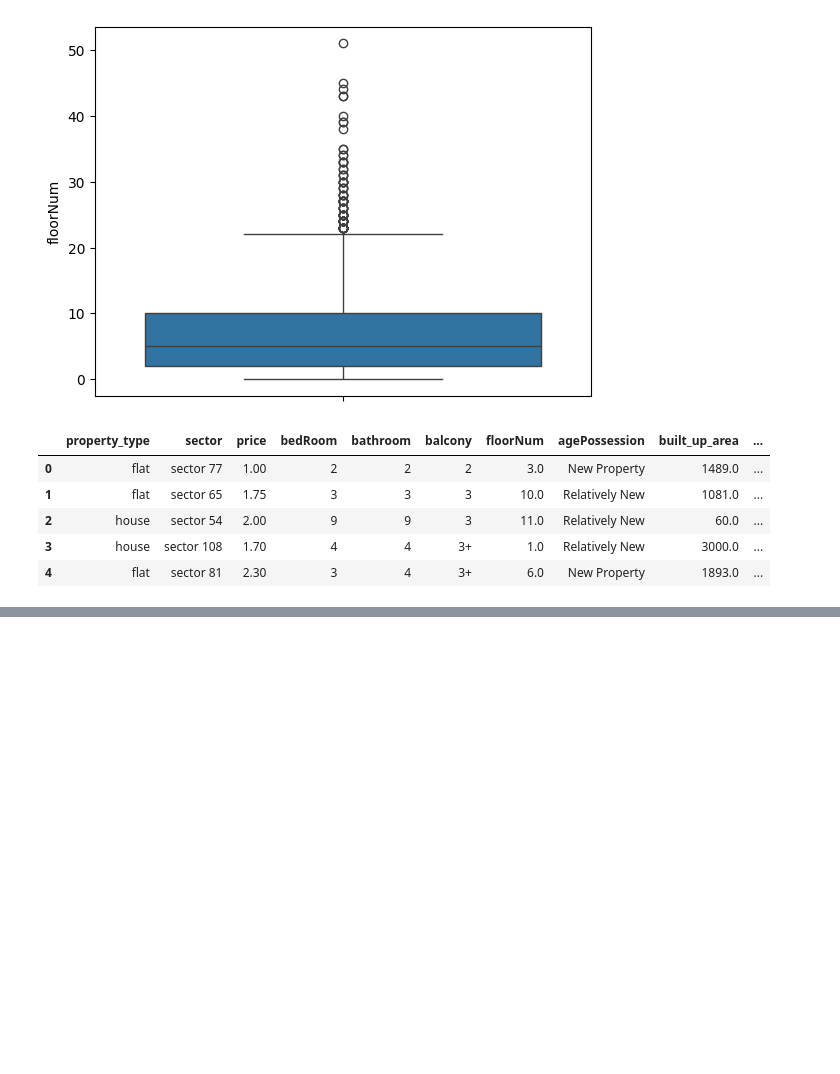
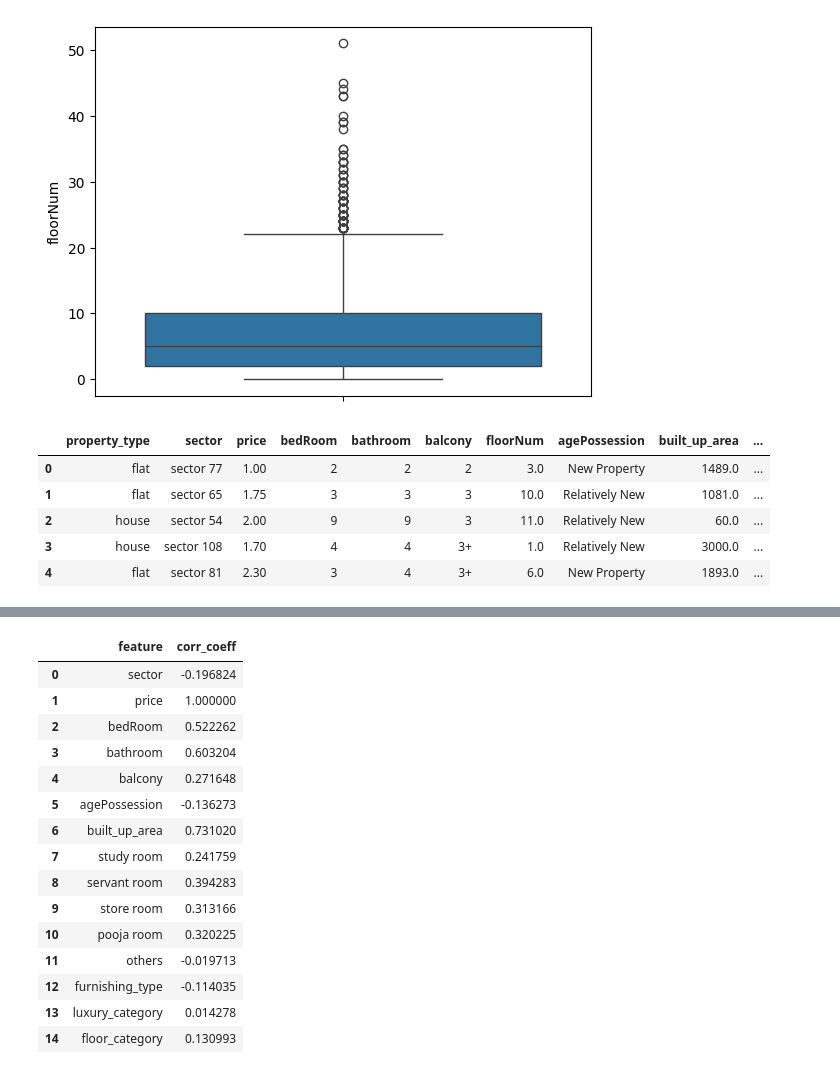
Before and after one commit to Apurba1903/Machine_Learning_Based_Real_Estate_System, a Jupyter notebook: FeatureEngineering/feature-selection.ipynb, the cells around one changed output, grey strips where cells are left out. Cells and saved outputs as stored; diff of their text form; code cells hidden in the pictures; blank space fills up the shorter version.

```diff
--- a/FeatureEngineering/feature-selection.ipynb
+++ b/FeatureEngineering/feature-selection.ipynb
@@ -100,0 +176,20 @@ train_df.head()
+# %%
+fi_df1 = data_label_encoded.corr()['price'].iloc[1:].to_frame().reset_index().rename(columns={'index':'feature', 'price':'corr_coeff'})
+fi_df1
+# %% [output]
+|  | feature | corr_coeff |
+| 0 | sector | -0.196824 |
+| 1 | price | 1.000000 |
+| 2 | bedRoom | 0.522262 |
+| 3 | bathroom | 0.603204 |
+| 4 | balcony | 0.271648 |
+| 5 | agePossession | -0.136273 |
+| 6 | built_up_area | 0.731020 |
+| 7 | study room | 0.241759 |
+| 8 | servant room | 0.394283 |
+| 9 | store room | 0.313166 |
+| 10 | pooja room | 0.320225 |
+| 11 | others | -0.019713 |
+| 12 | furnishing_type | -0.114035 |
+| 13 | luxury_category | 0.014278 |
+| 14 | floor_category | 0.130993 |
```
Also changed, not shown: parts of 14 cells of this notebook.
